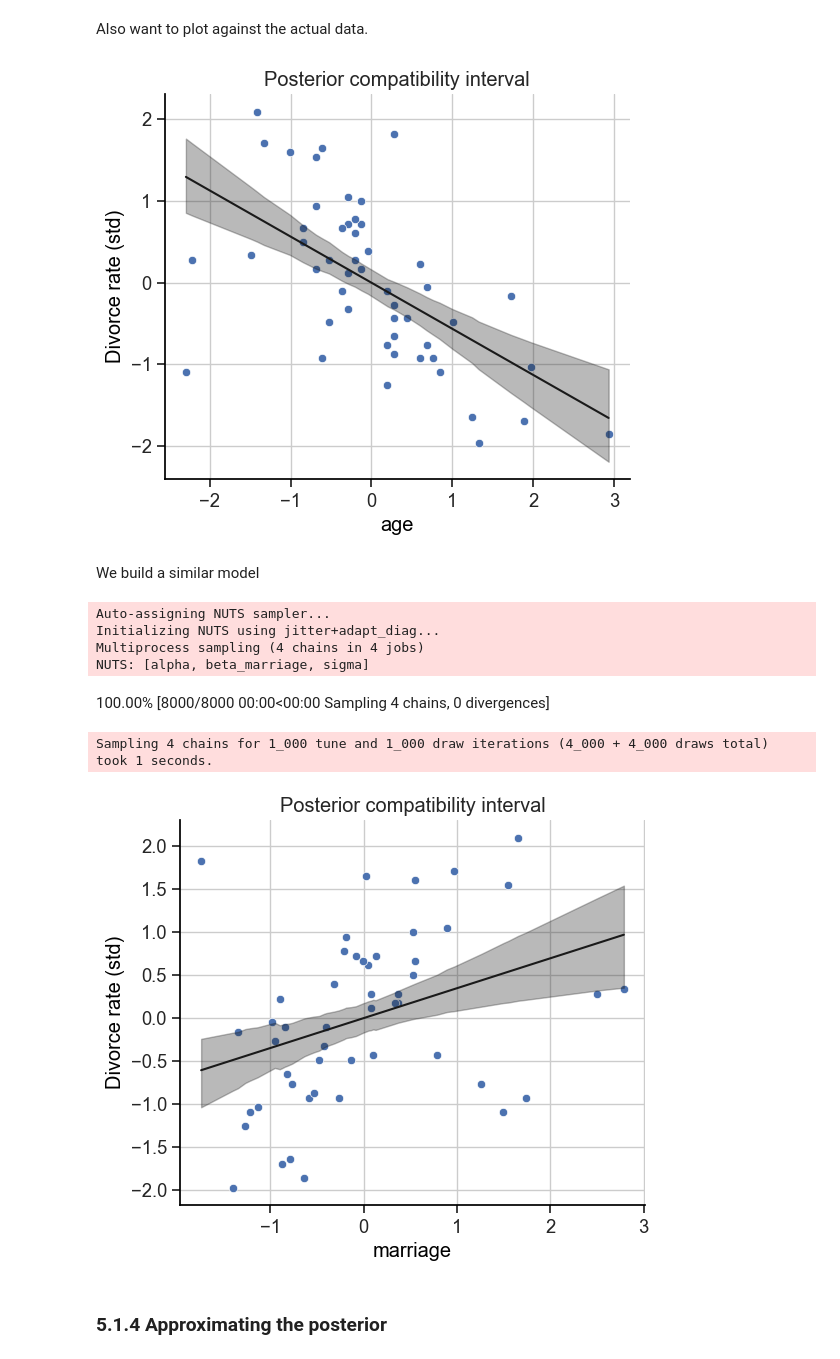
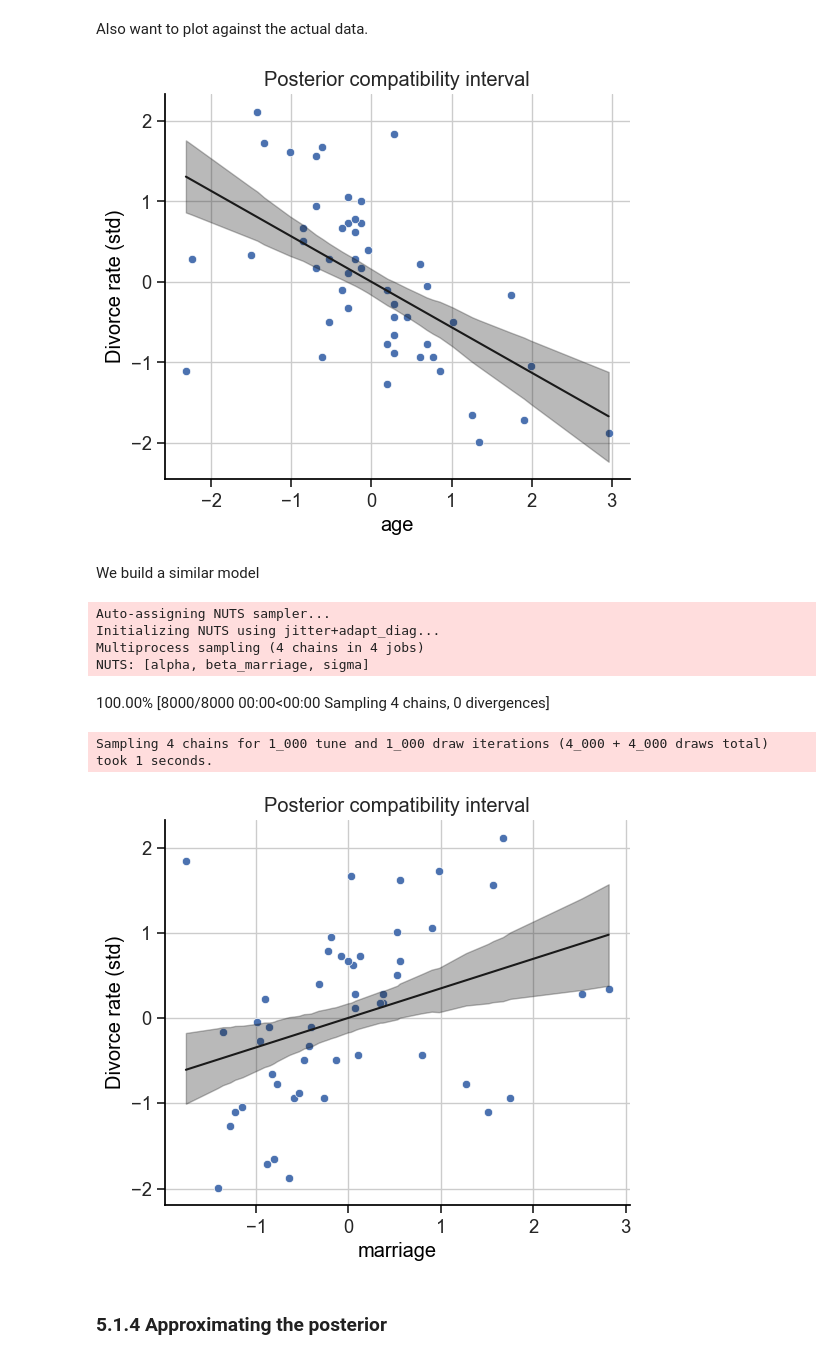
Before and after one commit to chris-leonard/statistical-rethinking, a Jupyter notebook: notes/chapter_5.ipynb, the cells around one changed output. Drawn from its saved outputs; the diff is of its cells as text; code cells hidden in the pictures.

```diff
--- a/notes/chapter_5.ipynb
+++ b/notes/chapter_5.ipynb
@@ -55,13 +56,10 @@ def load_data(file_name, data_dir=DATA_DIR, **kwargs):
 waffle = load_data(WAFFLE_DIVORCE_FILE, delimiter=";")
 
 # standardise variables
-def standardise(data):
-    return (data - data.mean()) / data.std()
-
-
-waffle["divorce"] = standardise(waffle["Divorce"])
-waffle["marriage"] = standardise(waffle["Marriage"])
-waffle["age"] = standardise(waffle["MedianAgeMarriage"])
+waffle_normaliser = StandardScaler()
+waffle[["divorce", "marriage", "age"]] = waffle_normaliser.fit_transform(
+    waffle[["Divorce", "Marriage", "MedianAgeMarriage"]]
+)
 # %% [markdown]
 First build a model for marriage rate based on age
 # %%
@@ -74,13 +72,15 @@ with pm.Model() as m5_1:
     sigma = pm.Exponential("sigma", lam=1)
 
     # data
-    age = pm.MutableData("age", waffle.age, dims="obs")
+    age = pm.MutableData("age", waffle.age, dims="state")
 
     # linear model
-    mu = pm.Deterministic("mu", alpha + beta_age * age, dims="obs")
+    mu = pm.Deterministic("mu", alpha + beta_age * age, dims="state")
 
     # likelihood
-    divorce = pm.Normal("divorce", mu=mu, sigma=sigma, observed=waffle.divorce, dims="obs")
+    divorce = pm.Normal(
+        "divorce", mu=mu, sigma=sigma, observed=waffle.divorce, dims="state"
+    )
 
     # sample prior
     trace_5_1 = pm.sample_prior_predictive(samples=n_draw, random_seed=RANDOM_SEED)
@@ -159,9 +159,7 @@ def plot_posterior_compatibility_interval(trace, predictor, ax=None):
 
     # plot true data
     sns.scatterplot(
-        x=trace.constant_data[predictor],
-        y=trace.observed_data.divorce,
-        ax=ax
+        x=trace.constant_data[predictor], y=trace.observed_data.divorce, ax=ax
     )
 
     # plot the mean at each weight
@@ -178,42 +176,44 @@ def plot_posterior_compatibility_interval(trace, predictor, ax=None):
     ax.set(
         xlabel=predictor,
         ylabel="Divorce rate (std)",
-        title="Posterior compatibility interval"
+        title="Posterior compatibility interval",
     )
 # %%
 plot_posterior_compatibility_interval(trace_5_1, "age");
 # %% [output]
-[figure, old version]
+[figure, new version]
 # %% [markdown]
 We build a similar model
 # %%
 with pm.Model() as m5_2:
     # priors
     alpha = pm.Normal("alpha", mu=0, sigma=0.2)
     beta_marriage = pm.Normal("beta_marriage", mu=0, sigma=0.5)
     sigma = pm.Exponential("sigma", lam=1)
 
     # data
-    marriage = pm.MutableData("marriage", waffle.marriage, dims="obs")
+    marriage = pm.MutableData("marriage", waffle.marriage, dims="state")
 
     # linear model
-    mu = pm.Deterministic("mu", alpha + beta_marriage * marriage, dims="obs")
+    mu = pm.Deterministic("mu", alpha + beta_marriage * marriage, dims="state")
 
     # likelihood
-    divorce = pm.Normal("divorce", mu=mu, sigma=sigma, observed=waffle.divorce, dims="obs")
+    divorce = pm.Normal(
+        "divorce", mu=mu, sigma=sigma, observed=waffle.divorce, dims="state"
+    )
 
     # sample
     trace_5_2 = pm.sample(draws=1000, random_seed=RANDOM_SEED)
 
 plot_posterior_compatibility_interval(trace_5_2, "marriage");
 # %% [output]
 Auto-assigning NUTS sampler...
 Initializing NUTS using jitter+adapt_diag...
 Multiprocess sampling (4 chains in 4 jobs)
 NUTS: [alpha, beta_marriage, sigma]
 100.00% [8000/8000 00:00<00:00 Sampling 4 chains, 0 divergences]
 Sampling 4 chains for 1_000 tune and 1_000 draw iterations (4_000 + 4_000 draws total) took 1 seconds.
-[figure, old version]
+[figure, new version]
 # %% [markdown]
 ### 5.1.4 Approximating the posterior
 # %% [markdown]
```
Also changed, not shown: parts of 38 cells of this notebook.
